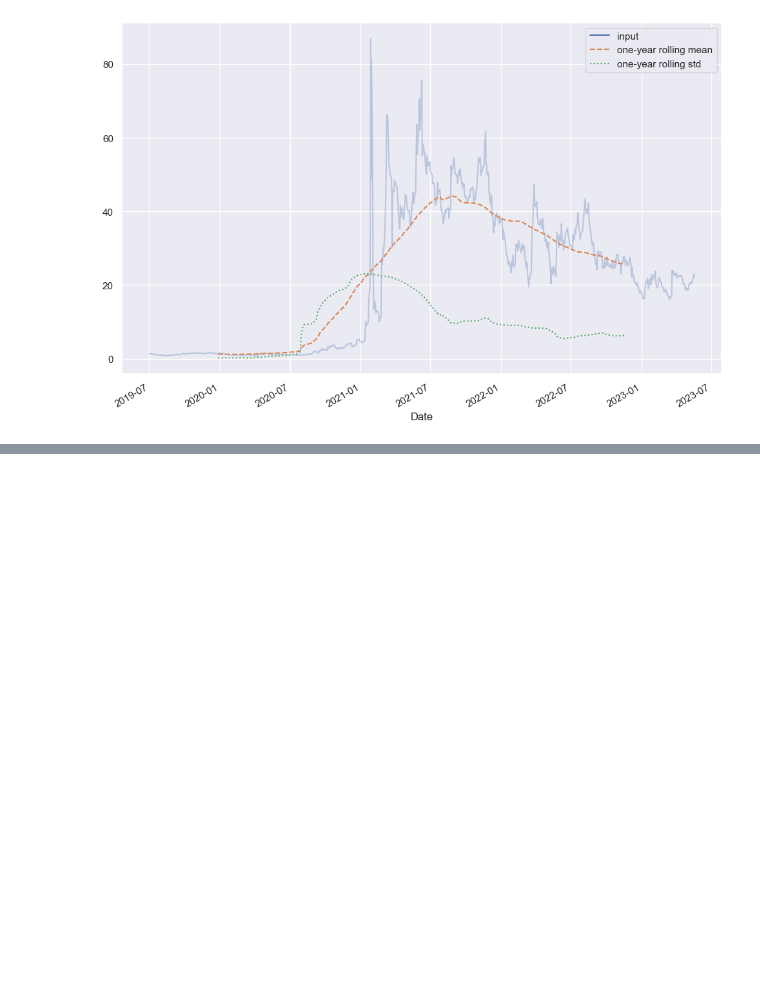
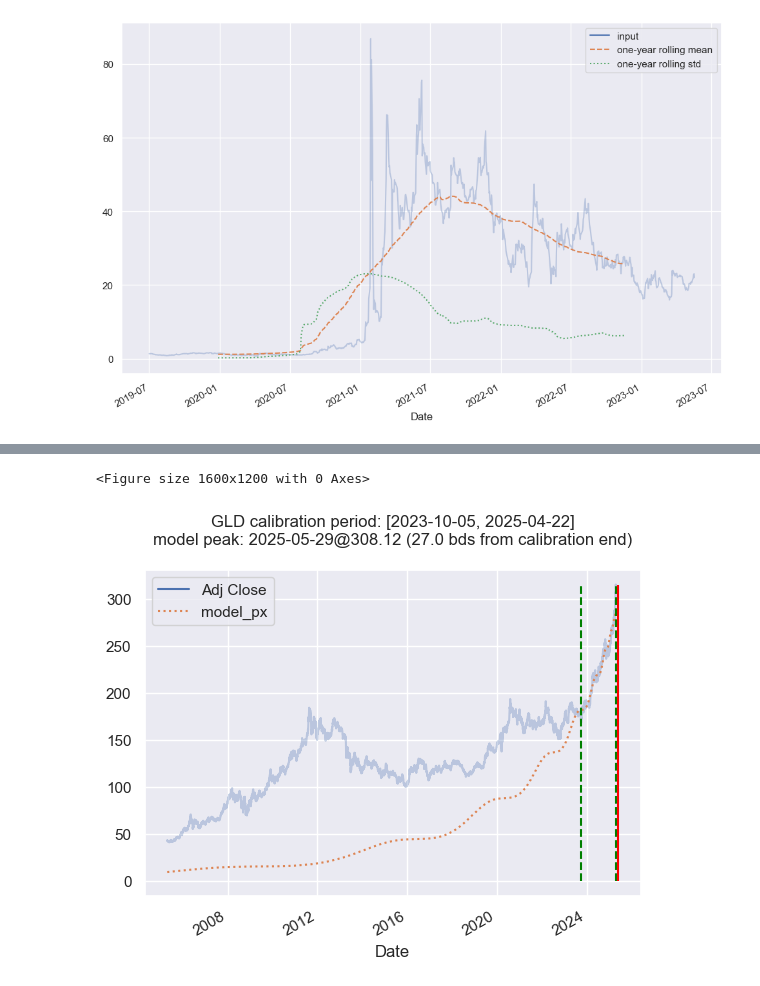
Before and after one commit to quantsummaries/lppl, a Jupyter notebook: lppl.ipynb, the cells around one changed output, grey strips where cells are left out. Drawn from its saved outputs; the diff is of its cells as text; code cells hidden in the pictures; blank space fills up the shorter version.

Commit message:
added data sets for several ETF.

```diff
--- a/lppl.ipynb
+++ b/lppl.ipynb
@@ -139,6 +139,9 @@ class LPPLModel:
 
         df = pd.read_csv(data_path)
         df['Date'] = pd.to_datetime(df['Date'])
+        if 'Adj Close' not in df.columns:
+            print("WARNING: Adj Close is not in data frame; use Close as a proxy")
+            df['Adj Close'] = df['Close']
         df['log_px'] = np.log(df['Adj Close'])
         self._data = df.set_index('Date')
 
@@ -314,14 +317,14 @@ class LPPLModel:
             end_dt (pandas.Timestamp): end date of the calibration window.
             peak_dt (pandas.Timestamp): the actual date when asset price peaked.
         """
-        print(f'\t--- fitting model on data from {start_dt} to {end_dt}')
+        print(f'--- fitting model on data from {start_dt} to {end_dt}')
 
         init_guess_file = f'{self._ticker}_{start_dt.strftime("%Y%m%d")}_{end_dt.strftime("%Y%m%d")}_candidates.csv'
         if os.path.exists(init_guess_file):
-            print(f'\t\tLoading initial guesses of model parameters from {init_guess_file}...')
+            print(f'Loading initial guesses of model parameters from {init_guess_file}...')
             candidates = pd.read_csv(init_guess_file)
         else:
-            print(f'\t\tComputing initial guesses of model parameters and saving them to {init_guess_file}...')
+            print(f'Computing initial guesses of model parameters and saving them to {init_guess_file}...')
             candidates = self._calc_init_candidates(start_dt, end_dt)
 
         # choose the first 10 candidates of parameters by mse_resid
@@ -381,10 +384,10 @@ class LPPLModel:
         model_params_file = os.path.join(self._params_dir, f'{self._ticker}_{start_dt.strftime("%Y%m%d")}_{end_dt.strftime("%Y%m%d")}_params.json')
 
         if not os.path.exists(model_params_file):
-            print(f'\tmodel parameters unavailable for the calibration period [{start_dt}, {end_dt}]; calibrating...')
+            print(f'model parameters unavailable in {model_params_file}; calibrating...')
             self.fit(start_dt=start_dt, end_dt=end_dt)
         else:
-            print(f'\tloading model parameters from {model_params_file}...')
+            print(f'loading model parameters from {model_params_file}...')
             with open(model_params_file) as f:
                 model_params = json.load(f)
             self._A = model_params['A']
@@ -411,15 +414,24 @@ class LPPLModel:
 
         plt.figure(figsize=(16,12))
         ax = df[['Adj Close', 'model_px']].plot(style=['-', ':'])
-        plt.vlines(x=[start_dt, end_dt, peak_dt, tc],
+
+        if peak_dt is not None:
+            vlines_x = [start_dt, end_dt, peak_dt, tc]
+            title = f'{self._ticker} calibration period: [{start_dt.strftime("%Y-%m-%d")}, {end_dt.strftime("%Y-%m-%d")}]\n'
+            title = title + f'model peak: {tc.strftime("%Y-%m-%d")}@{round(crash_px,2)} ({self._tc_delta} bds from calibration end)\n'
+            title = title + f'actual peak: {peak_dt.strftime("%Y-%m-%d")}@{round(self._data.loc[peak_dt, "Adj Close"],2)}'
+        else:
+            vlines_x = [start_dt, end_dt, tc]
+            title = f'{self._ticker} calibration period: [{start_dt.strftime("%Y-%m-%d")}, {end_dt.strftime("%Y-%m-%d")}]\n'
+            title = title + f'model peak: {tc.strftime("%Y-%m-%d")}@{round(crash_px, 2)} ({self._tc_delta} bds from calibration end)\n'
+
+        plt.vlines(x=vlines_x,
                    ymin=0,
                    ymax=df['Adj Close'].max(),
                    linestyles=['dashed', 'dashed', 'solid', 'dashed'],
                    colors=['green', 'green', 'red', 'blue'])
         ax.lines[0].set_alpha(0.3)
-        ax.set_title(f'{self._ticker} calibration period: [{start_dt.strftime("%Y-%m-%d")}, {end_dt.strftime("%Y-%m-%d")}]\n'
-                     f'model peak: {tc.strftime("%Y-%m-%d")}@{round(crash_px,2)} ({self._tc_delta} bds from calibration end)\n'
-                     f'actual peak: {peak_dt.strftime("%Y-%m-%d")}@{round(self._data.loc[peak_dt, "Adj Close"],2)}')
+        ax.set_title(title)
 
         # fig = plt.gcf()
         # fig.set_size_inches(12, 9)
@@ -485,2 +497,7 @@ model.predict(start_dt=pd.to_datetime('7/5/2020'), end_dt=pd.to_datetime('1/26/2
 <Figure size 1600x1200 with 0 Axes>
 [figure]
+# %%
+model = LPPLModel(data_path=os.path.join(data_dir, 'GLD.csv'))
+
+model.predict(start_dt=pd.to_datetime('10/5/2023'), end_dt=pd.to_datetime('4/22/2025'), peak_dt=None)
+# %% [output]
@@ -486,0 +508,2 @@ model.predict(start_dt=pd.to_datetime('7/5/2020'), end_dt=pd.to_datetime('1/26/2
+<Figure size 1600x1200 with 0 Axes>
+[figure, added]
```
Also changed, not shown: parts of 5 cells of this notebook, 31 other files.
